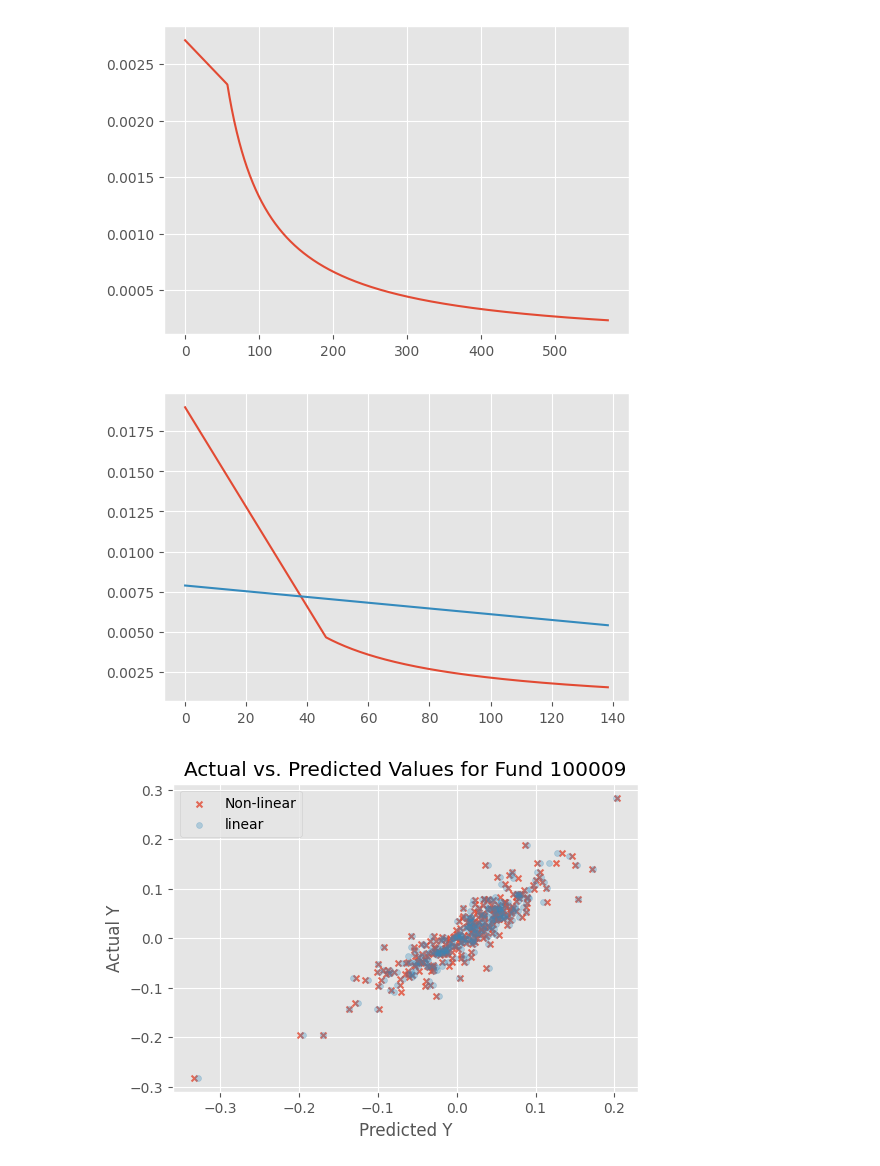
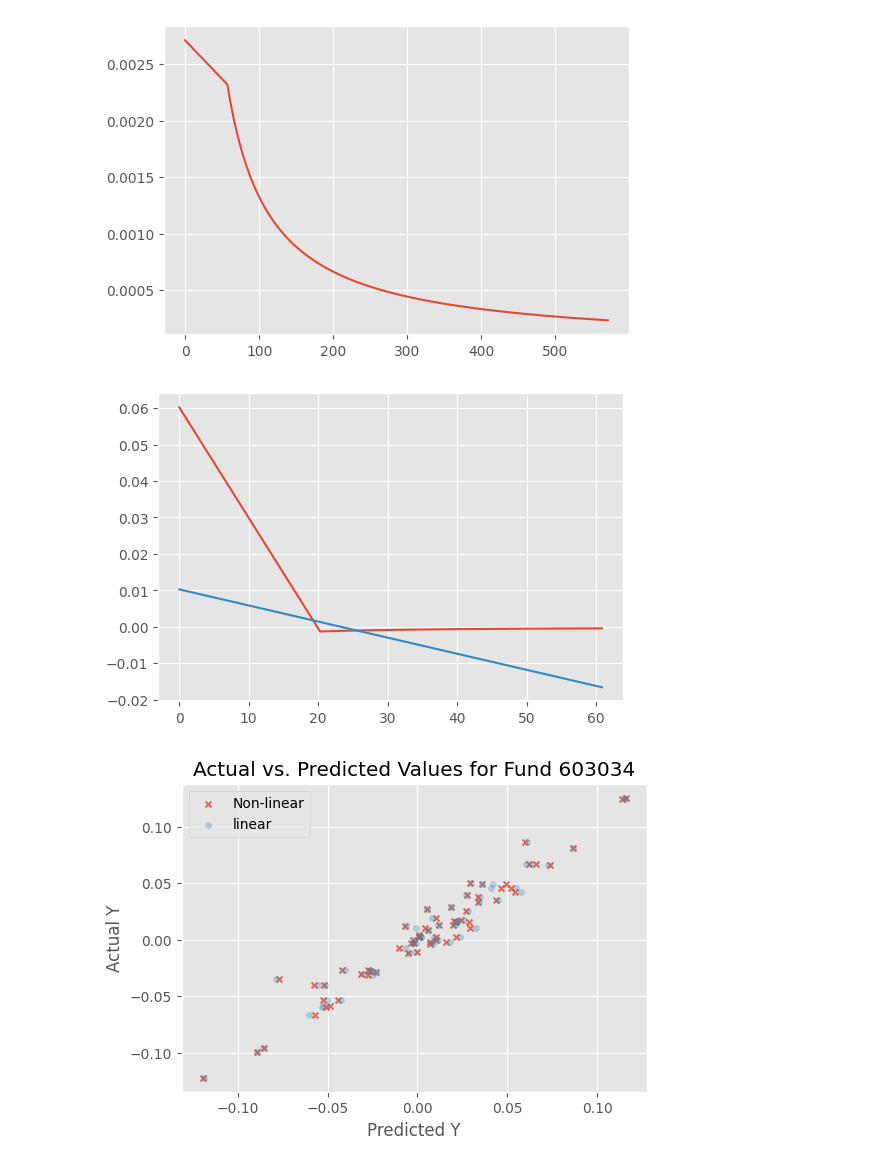
Before and after one commit to DavidSandovalRodriguez/Fund-Kink-Smoothing, a Jupyter notebook: WorkingNotebook.ipynb, the cells around one changed output. Drawn from its saved outputs; the diff is of its cells as text; code cells hidden in the pictures.

```diff
--- a/WorkingNotebook.ipynb
+++ b/WorkingNotebook.ipynb
@@ -402,9 +420,9 @@ def plot_func_fund_li_nolin(fundID):
 
     plt.show()
 # %%
-plot_func_fund_li_nolin(100009)
+plot_func_fund_li_nolin(603034)
 # %% [output]
-[figure, old version]
+[figure, new version]
 # %%
 def plot_fit_fund_li_nolin(fundID):
 
@@ -430,7 +448,7 @@ def plot_fit_fund_li_nolin(fundID):
     beta_coll = [c for c in estimates_lin.columns if c.startswith("beta")]
     beta_hatl = estimates_lin.loc[estimates_lin["fund_id"] == fundID, beta_coll].to_numpy(float).reshape(-1, 1)
 
-    h = 0.0000001
+    h = 0.01
 
     y_hat_nl = alpha_smooth_gauss(a_hat, b_hat, k_hat, q, h) + F.dot(beta_hat).flatten()
 
@@ -447,9 +465,9 @@ def plot_fit_fund_li_nolin(fundID):
 
     plt.show()
 # %%
-plot_fit_fund_li_nolin(100009)
+plot_fit_fund_li_nolin(603034)
 # %% [output]
-[figure, old version]
+[figure, new version]
 # %%
 def plot_fit_fund_li_nolin_subsBeta(fundID):
 
```
Also changed, not shown: parts of 18 cells of this notebook, 3 other files.
